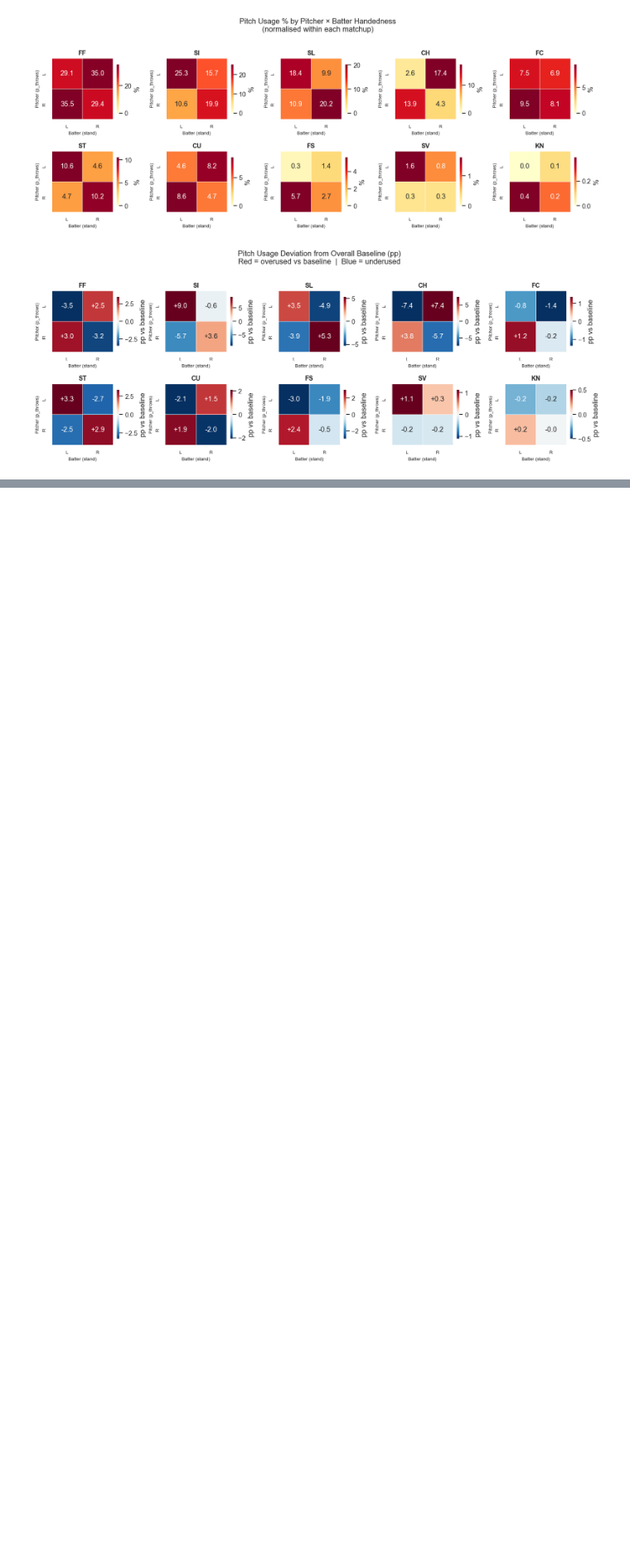
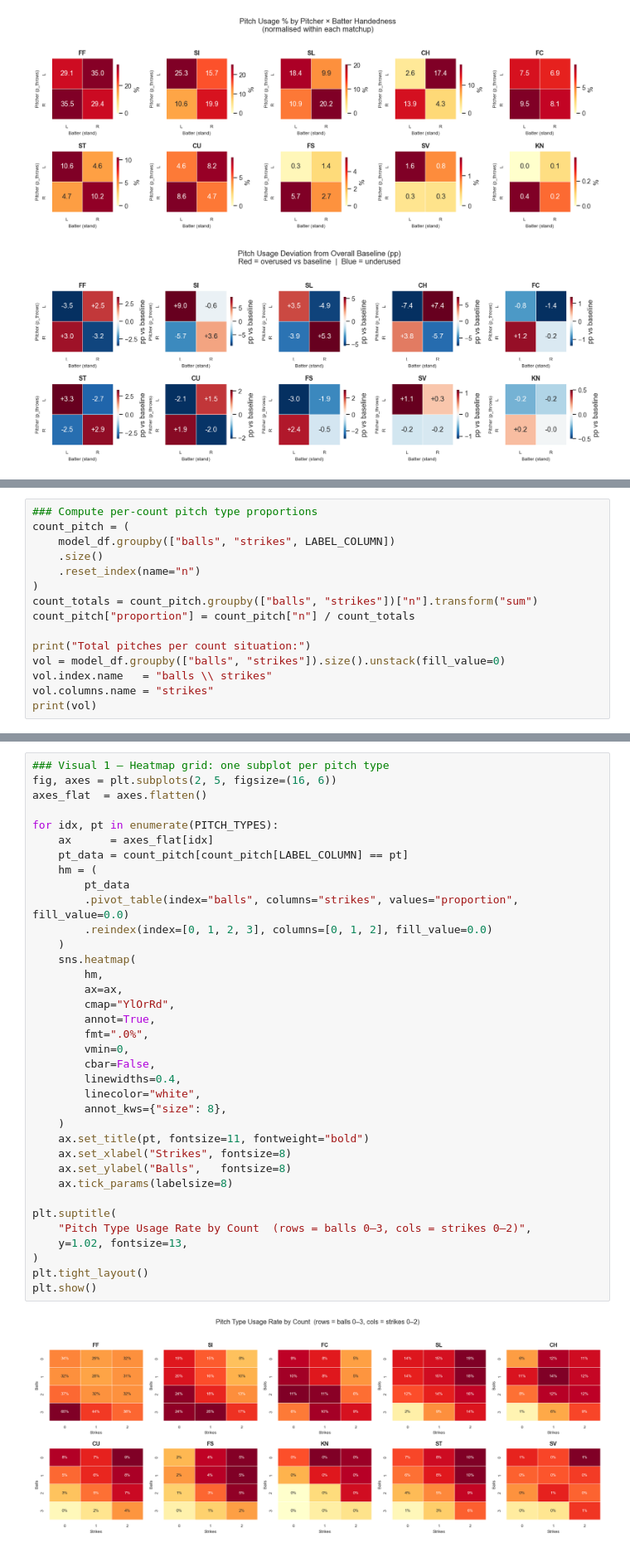
Before and after one commit to yihoolan/MLB-Pitch-Predictor, a Jupyter notebook: exploration/03_pitch_distribution_eda.ipynb, the cells around one changed output, grey strips where cells are left out. Shown at 83% size. Drawn from its saved outputs; the diff is of its cells as text; blank space fills up the shorter version.

Commit message:
explore(03): add section 2a — count-situation analysis

```diff
--- a/exploration/03_pitch_distribution_eda.ipynb
+++ b/exploration/03_pitch_distribution_eda.ipynb
@@ -312,0 +324,15 @@ plt.show()
+# %%
+### Compute per-count pitch type proportions
+count_pitch = (
+    model_df.groupby(["balls", "strikes", LABEL_COLUMN])
+    .size()
+    .reset_index(name="n")
+)
+count_totals = count_pitch.groupby(["balls", "strikes"])["n"].transform("sum")
+count_pitch["proportion"] = count_pitch["n"] / count_totals
+
+print("Total pitches per count situation:")
+vol = model_df.groupby(["balls", "strikes"]).size().unstack(fill_value=0)
+vol.index.name   = "balls \\ strikes"
+vol.columns.name = "strikes"
+print(vol)
@@ -312,0 +347,38 @@ plt.show()
+# %%
+### Visual 1 — Heatmap grid: one subplot per pitch type
+fig, axes = plt.subplots(2, 5, figsize=(16, 6))
+axes_flat  = axes.flatten()
+
+for idx, pt in enumerate(PITCH_TYPES):
+    ax      = axes_flat[idx]
+    pt_data = count_pitch[count_pitch[LABEL_COLUMN] == pt]
+    hm = (
+        pt_data
+        .pivot_table(index="balls", columns="strikes", values="proportion", fill_value=0.0)
+        .reindex(index=[0, 1, 2, 3], columns=[0, 1, 2], fill_value=0.0)
+    )
+    sns.heatmap(
+        hm,
+        ax=ax,
+        cmap="YlOrRd",
+        annot=True,
+        fmt=".0%",
+        vmin=0,
+        cbar=False,
+        linewidths=0.4,
+        linecolor="white",
+        annot_kws={"size": 8},
+    )
+    ax.set_title(pt, fontsize=11, fontweight="bold")
+    ax.set_xlabel("Strikes", fontsize=8)
+    ax.set_ylabel("Balls",   fontsize=8)
+    ax.tick_params(labelsize=8)
+
+plt.suptitle(
+    "Pitch Type Usage Rate by Count  (rows = balls 0–3, cols = strikes 0–2)",
+    y=1.02, fontsize=13,
+)
+plt.tight_layout()
+plt.show()
+# %% [output]
+[figure, added]
```
Also changed, not shown: parts of 3 cells of this notebook.
